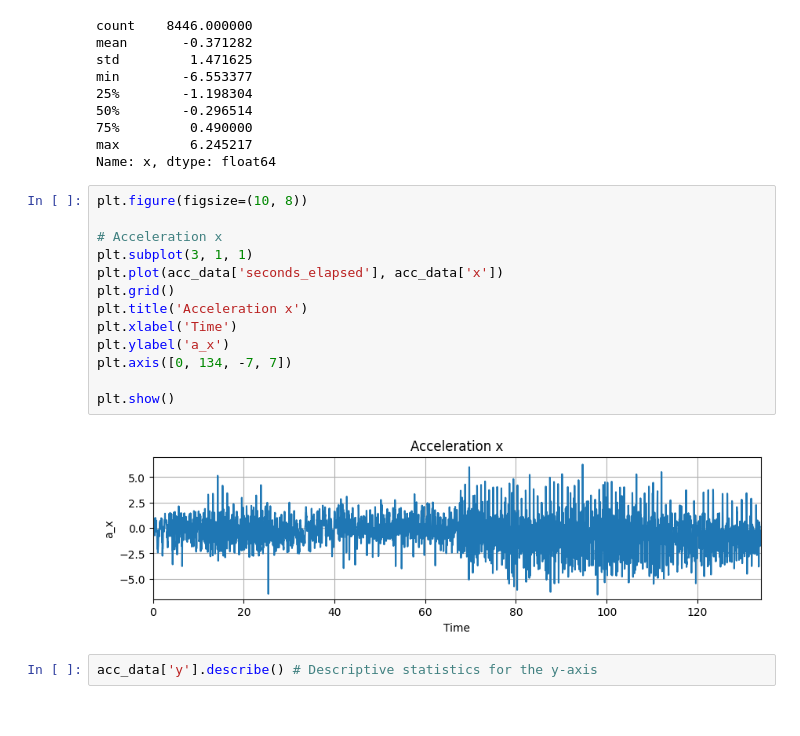
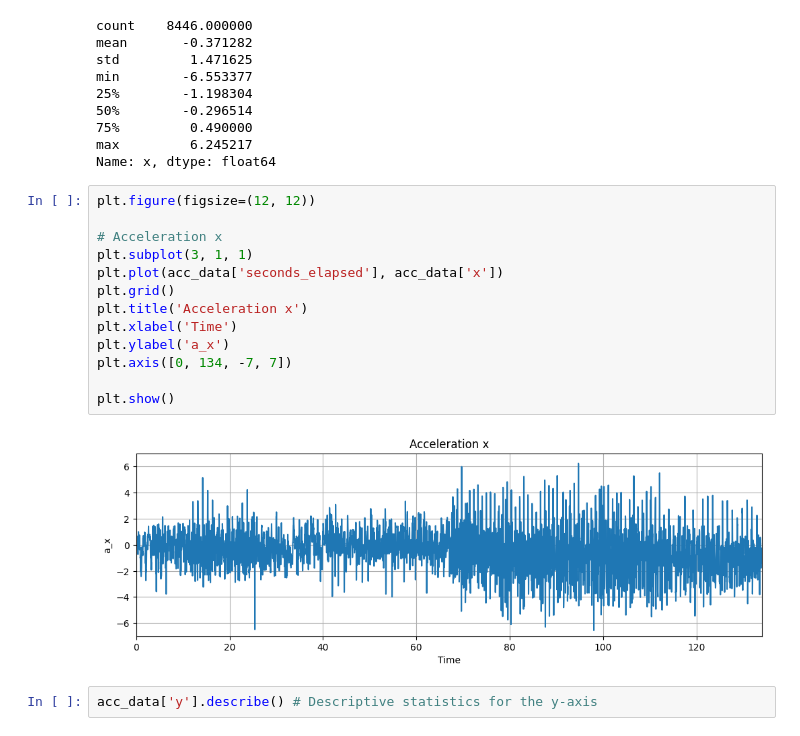
Before and after one commit to eveliinahampus/physics-project, a Jupyter notebook: hampusE.ipynb, the cells around one changed output. Drawn from its saved outputs; the diff is of its cells as text.

```diff
--- a/hampusE.ipynb
+++ b/hampusE.ipynb
@@ -227,20 +227,20 @@ min        -6.553377
 max         6.245217
 Name: x, dtype: float64
 # %%
-plt.figure(figsize=(10, 8))
+plt.figure(figsize=(12, 12))
 
 # Acceleration x
 plt.subplot(3, 1, 1)
 plt.plot(acc_data['seconds_elapsed'], acc_data['x'])
 plt.grid()
 plt.title('Acceleration x')
 plt.xlabel('Time')
 plt.ylabel('a_x')
 plt.axis([0, 134, -7, 7])
 
 plt.show()
 # %% [output]
-[figure, old version]
+[figure, new version]
 # %%
 acc_data['y'].describe() # Descriptive statistics for the y-axis
 # %% [output]
```
Also changed, not shown: parts of 4 cells of this notebook.
